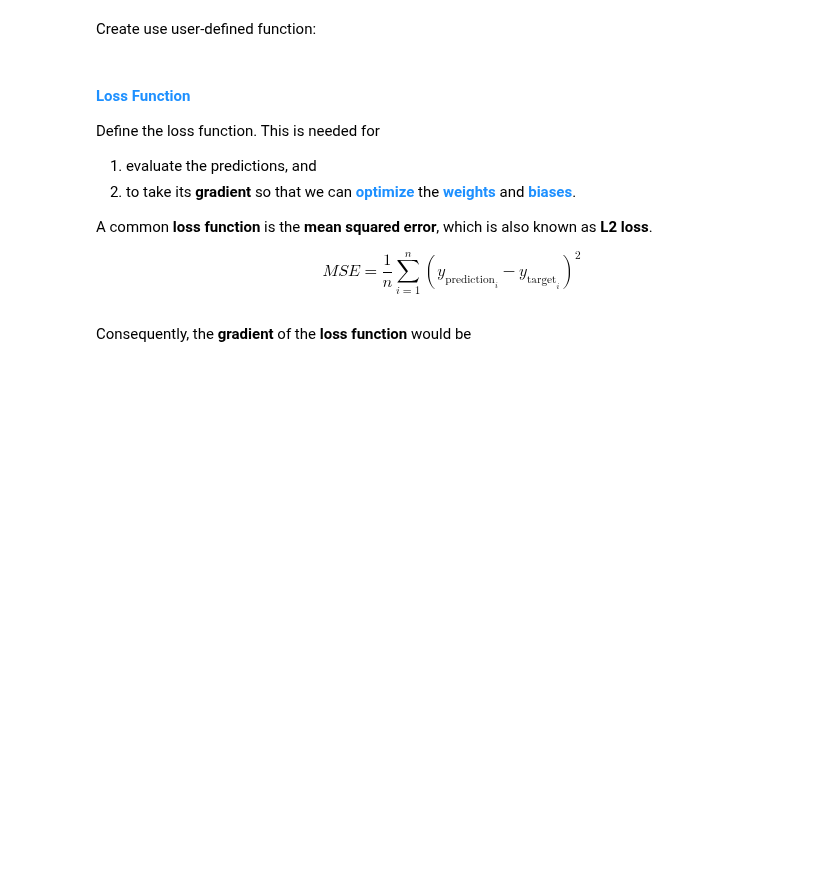
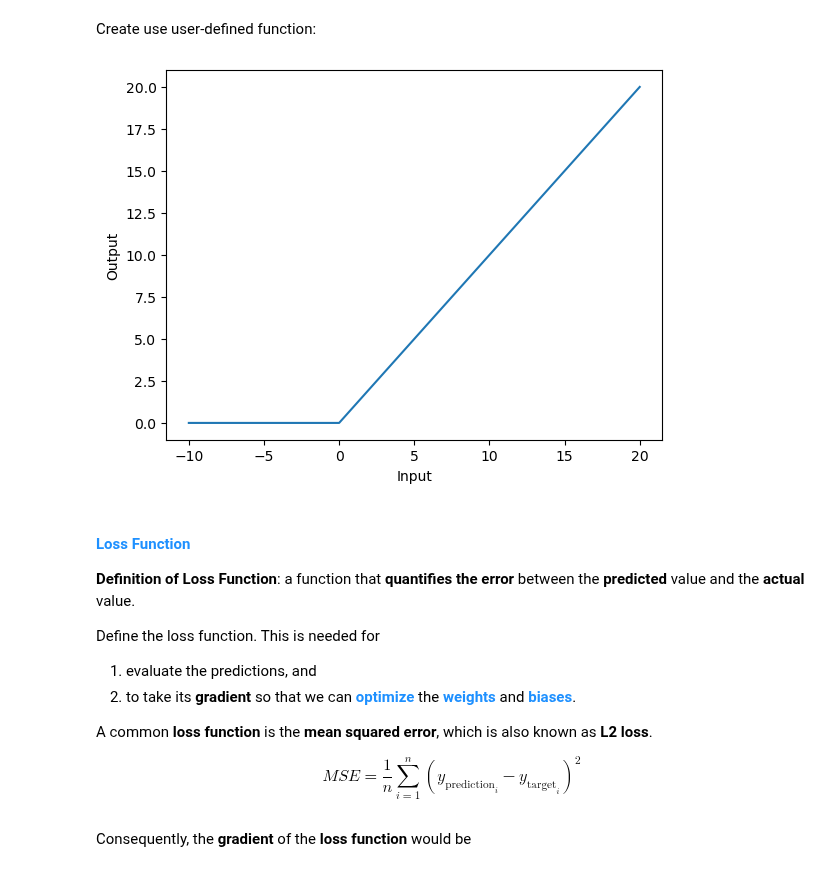
Before and after one commit to karlkirschner/Scientific_Programming_Course, a Jupyter notebook: numpy_nn_perceptron.ipynb, the cells around one changed output. Saved outputs shown, nothing was run; the diff lists cells and outputs as text; code cells hidden in the pictures; blank space fills up the shorter version.

```diff
--- a/numpy_nn_perceptron.ipynb
+++ b/numpy_nn_perceptron.ipynb
@@ -189,26 +217,41 @@ Define the activation function: a **rectified linear unit** (<font color='dodger
 
 
 **Visualize**: What does the ReLU function look like:
-# %%
-def plot_relu(bias:int):
-    '''Plot the ReLU activation function.'''
-    x = np.linspace(-10, 20, 100)
-
-    relu = np.maximum(0, x+bias)  # x here is the linear summation (wx+b, where b=0 currently)
-
-    plt.plot(x, relu)
-    plt.xlabel('Input')
-    plt.ylabel('Output')
-
-plot_relu(bias=5)
 # %% [markdown]
 Create use user-defined function:
 # %%
-def relu(x: np.array) -> np.array:
-    ''' A rectified linear unit function.'''
-    return np.maximum(0, x)
+def relu(x: np.array, bias: float=0.0) -> np.array:
+    ''' A rectified linear unit function.
+
+        Args:
+            x:    The input array,
+            bias: A scalar bias value to be added to each element of `x`
+                       (ie., shifts the plot on x axis)
+
+        Returns:
+            Values of `x` where all negative values (after adding bias)
+                have been replaced by 0, while positive values remain unchanged.
+    '''
+    return np.maximum(0, x + bias)
+# %%
+def plot_relu(bias:float):
+    '''Plot the ReLU activation function.'''
+    x = np.linspace(-10, 20, 100)
+
+    relu_x = relu(x=x, bias=bias)
+
+    plt.plot(x, relu_x)
+    plt.xlabel('Input')
+    plt.ylabel('Output')
+
+plot_relu(bias=0.0)
+# %% [output]
+[figure, added]
 # %% [markdown]
 #### <font color='dodgerblue'>Loss Function</font>
+
+**Definition of Loss Function**: a function that **quantifies the error** between the **predicted** value and the **actual** value.
+
 Define the loss function. This is needed for
 
 1. evaluate the predictions, and
```
Also changed, not shown: parts of 15 cells of this notebook, 3 other files.
